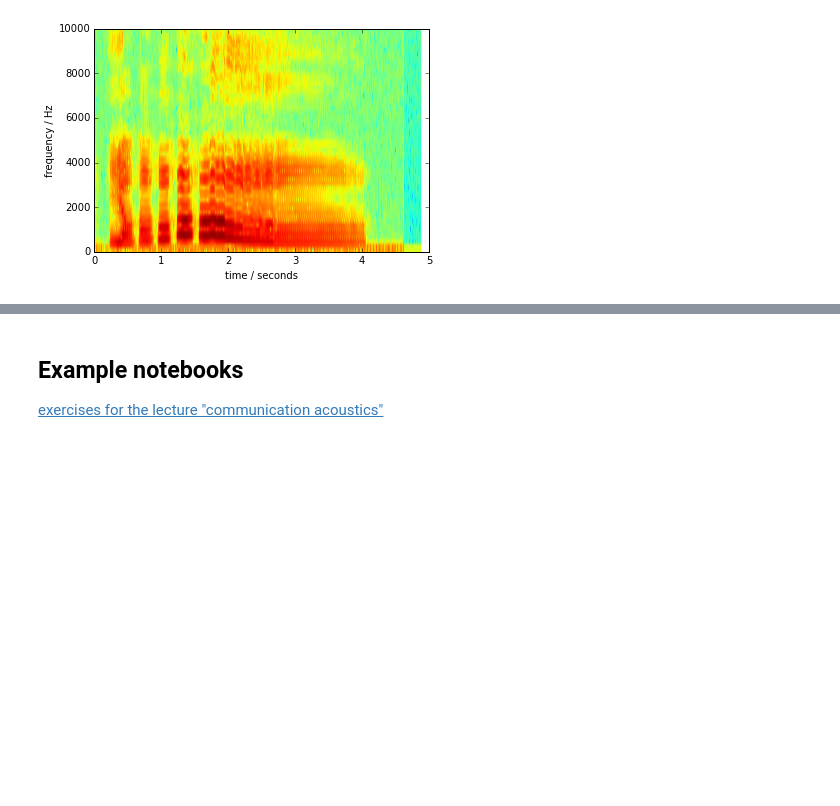
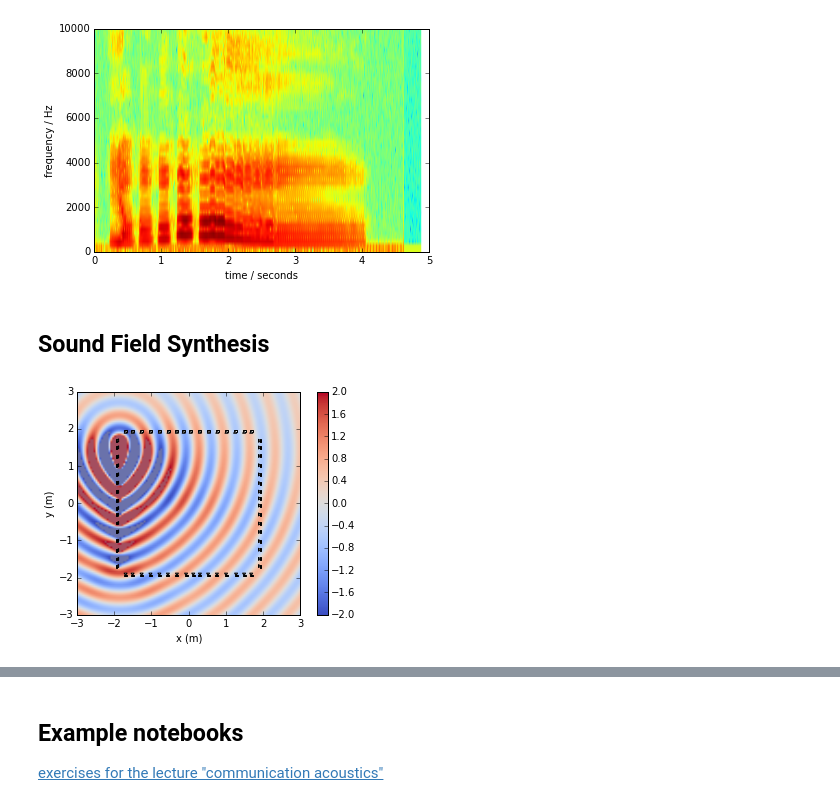
Before and after one commit to mgeier/jupyter-presentation, a Jupyter notebook: jupyter-presentation.ipynb, the cells around one changed output, grey strips where cells are left out. Saved outputs shown, nothing was run; the diff lists cells and outputs as text; code cells hidden in the pictures; blank space fills up the shorter version.

```diff
--- a/jupyter-presentation.ipynb
+++ b/jupyter-presentation.ipynb
@@ -101,3 +101,20 @@ plt.xlabel('time / seconds')
 plt.ylim(0, 10000);
 # %% [output]
 [figure]
+# %% [markdown]
+## Sound Field Synthesis
+# %%
+import sfs
+xs = [-2.5, 1.5, 0]
+f = 500
+omega = 2 * np.pi * f
+grid = sfs.util.xyz_grid([-3, 3], [-3, 3], 0, spacing=0.05)
+x0, n0, a0 = sfs.array.load('data/university_rostock.csv')
+d = sfs.mono.drivingfunction.wfs_25d_point(omega, x0, n0, xs)
+a = sfs.mono.drivingfunction.source_selection_point(n0, x0, xs)
+twin = sfs.tapering.tukey(a, 0.3)
+p = sfs.mono.synthesized.generic(omega, x0, n0, d * twin * a0, grid)
+sfs.plot.soundfield(p, grid)
+sfs.plot.loudspeaker_2d(x0, n0, twin)
+# %% [output]
+[figure, added]
```
Also changed, not shown: parts of 3 cells of this notebook, 1 other file.
